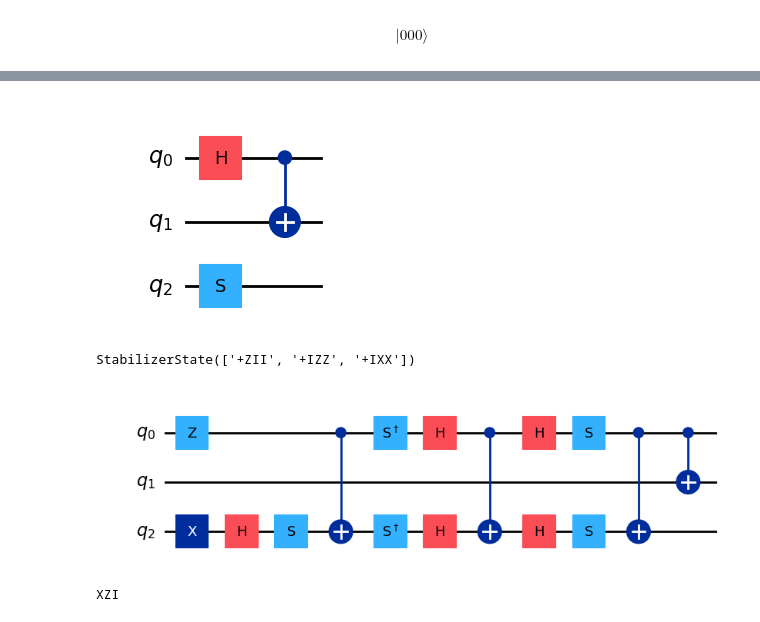
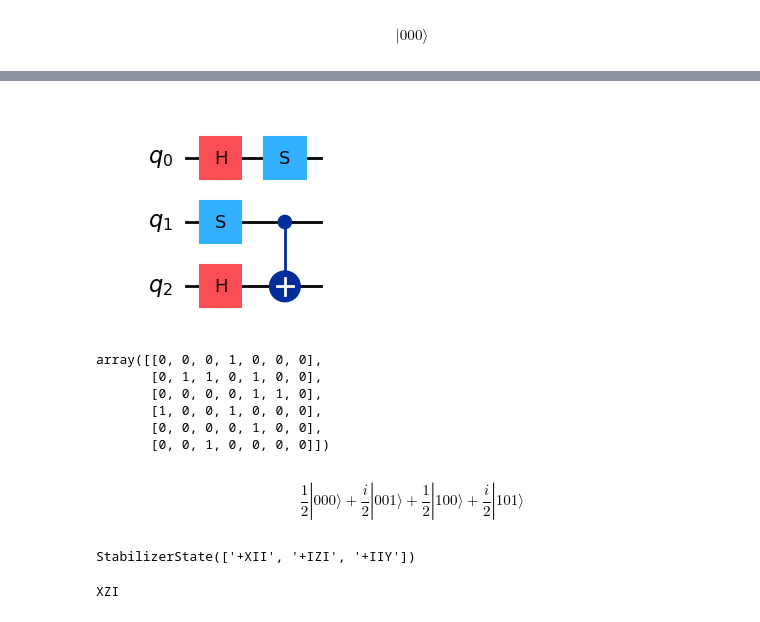
Before and after one commit to AKookani/BrickwallCliffordCircuit, a Jupyter notebook: Toy_MIPTs_with_Qiskit_Stablizers.ipynb, the cells around one changed output, grey strips where cells are left out. Cells and saved outputs as stored; diff of their text form; code cells hidden in the pictures.

```diff
--- a/Toy_MIPTs_with_Qiskit_Stablizers.ipynb
+++ b/Toy_MIPTs_with_Qiskit_Stablizers.ipynb
@@ -271,29 +264,3 @@ For `StabilizerState.from_stabilizer_list()`, the generators you provide must sa
-# %%
-from qiskit.circuit import QuantumCircuit
-from qiskit.quantum_info import Clifford
-
-qc = QuantumCircuit(3)
-
-qc.h(0)
-qc.cx(0,1)
-qc.s(2)
-display(qc.draw('mpl'))
-
-# Create a Clifford object from the quantum circuit.
-cliff = Clifford(qc)
-
-# Evolve the current StabilizerState by applying the Clifford operation.
-# This updates the state to reflect the action of the circuit.
-state = state.evolve(cliff)
-
-# Print the updated StabilizerState, showing its new stabilizers.
-print(state)
-qc = state.clifford.to_circuit()
-qc.draw("mpl")
-# %% [output]
-[figure, removed]
-StabilizerState(['+ZII', '+IZZ', '+IXX'])
-[figure, removed]
 # %%
 import numpy as np
 from qiskit.circuit import QuantumCircuit
@@ -320,6 +287,25 @@ for _ in range(5):
 cliff = Clifford(qc)
 
 state = state.evolve(cliff)
+# %%
+display(qc.draw('mpl'))
+cliff.tableau.astype(int)
+# %% [output]
+[figure, added]
+array([[0, 0, 0, 1, 0, 0, 0],
+       [0, 1, 1, 0, 1, 0, 0],
+       [0, 0, 0, 0, 1, 1, 0],
+       [1, 0, 0, 1, 0, 0, 0],
+       [0, 0, 0, 0, 1, 0, 0],
+       [0, 0, 1, 0, 0, 0, 0]])
+# %%
+Statevector.from_instruction(state.clifford.to_circuit()).draw('latex')
+# %% [output]
+$$\frac{1}{2} |000\rangle+\frac{i}{2} |001\rangle+\frac{1}{2} |100\rangle+\frac{i}{2} |101\rangle$$
+# %%
+state
+# %% [output]
+StabilizerState(['+XII', '+IZI', '+IIY'])
 # %%
 from qiskit.quantum_info import Pauli
 
```
Also changed, not shown: parts of 9 cells of this notebook.
